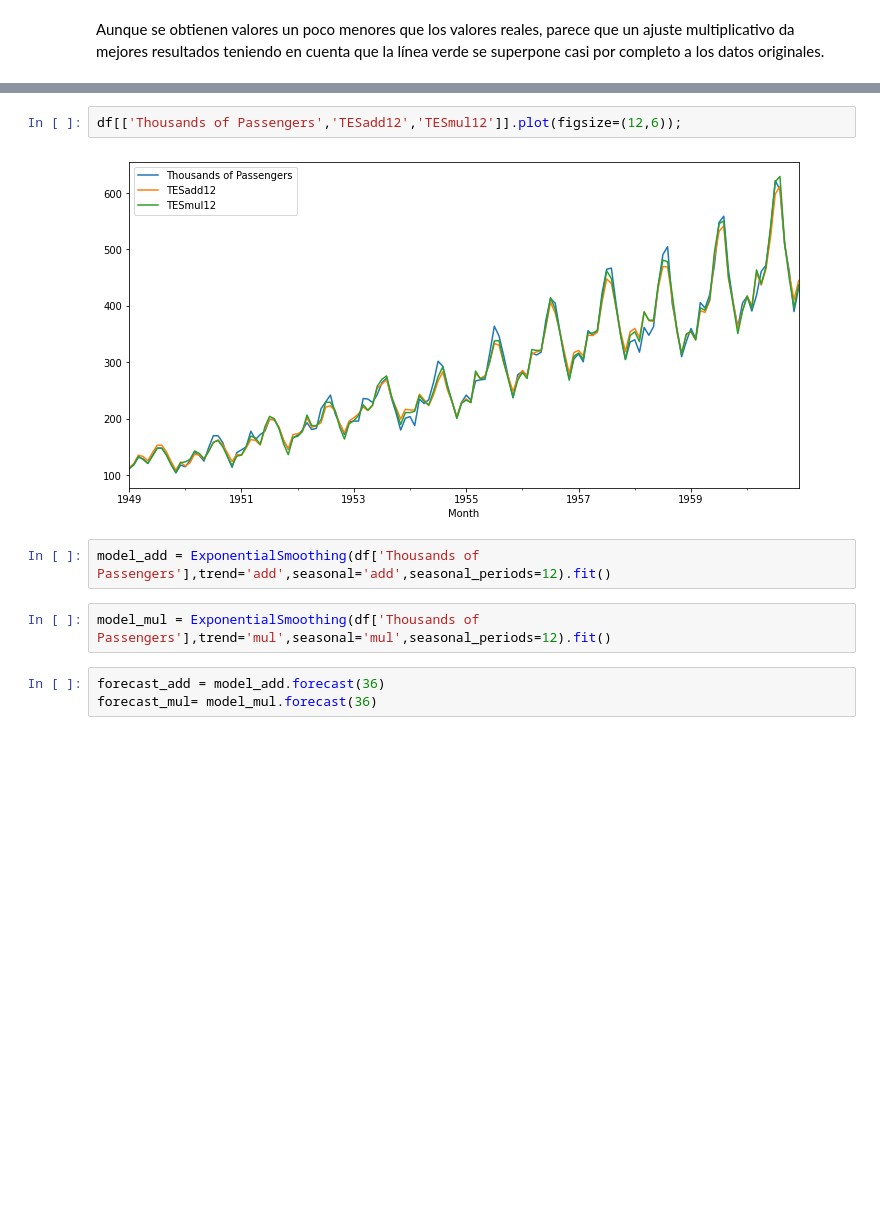
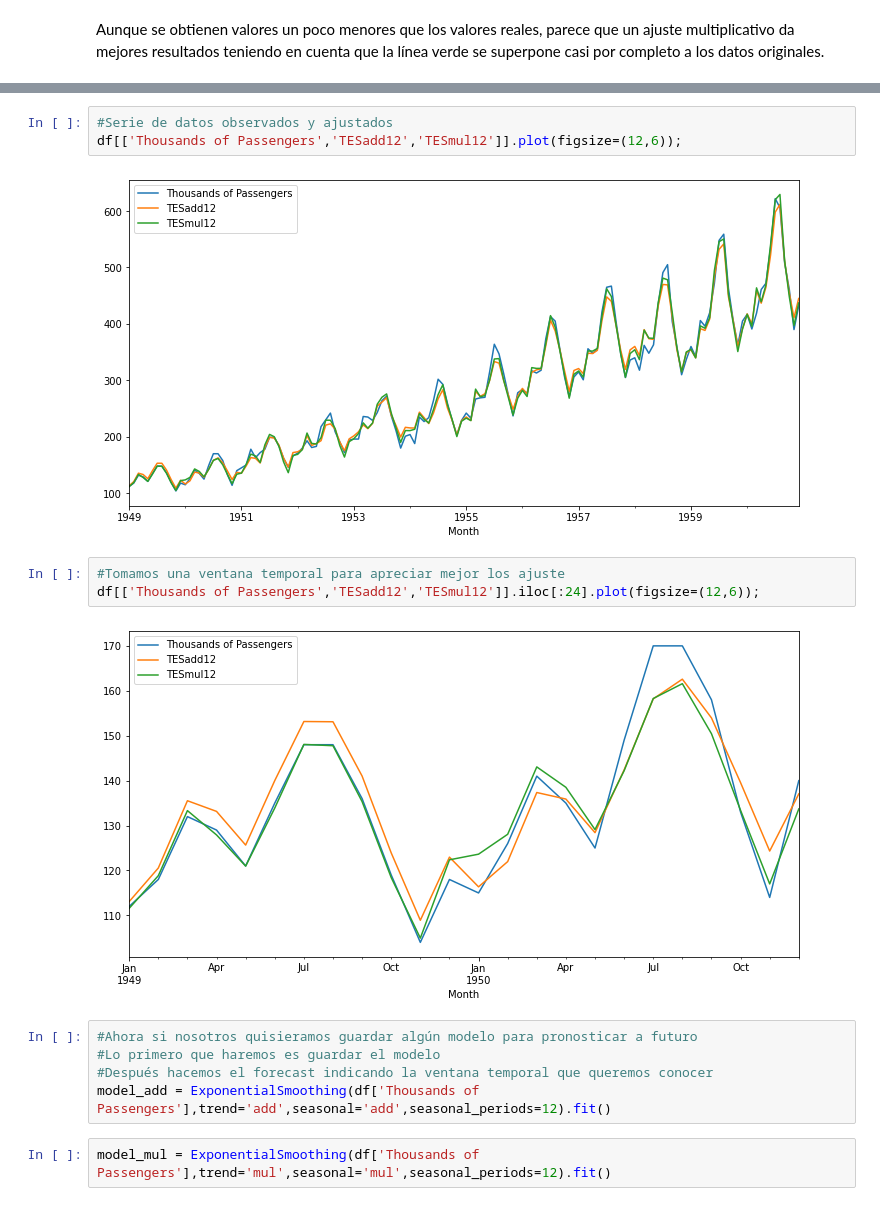
Before and after one commit to virf96/Proyectos, a Jupyter notebook: Métodos_para_Series_Con_Tendencia_o_Temporalidad_Holt_Winters.ipynb, the cells around one changed output, grey strips where cells are left out. Cells and saved outputs as stored; diff of their text form; blank space fills up the shorter version.

```diff
--- a/Métodos_para_Series_Con_Tendencia_o_Temporalidad_Holt_Winters.ipynb
+++ b/Métodos_para_Series_Con_Tendencia_o_Temporalidad_Holt_Winters.ipynb
@@ -168,13 +211,19 @@ df.head()
 | 1949-04-01 | 129 | 117.879836 | 117.879836 | 131.336233 | 129.056722 | 133.155064 | 127.915388 |
 | 1949-05-01 | 121 | 118.359861 | 118.359861 | 123.336233 | 121.053204 | 125.656114 | 120.978320 |
 # %%
+#Serie de datos observados y ajustados
 df[['Thousands of Passengers','TESadd12','TESmul12']].plot(figsize=(12,6));
 # %% [output]
 [figure]
-# %%
-model_add = ExponentialSmoothing(df['Thousands of Passengers'],trend='add',seasonal='add',seasonal_periods=12).fit()
+# %%
+#Tomamos una ventana temporal para apreciar mejor los ajuste
+df[['Thousands of Passengers','TESadd12','TESmul12']].iloc[:24].plot(figsize=(12,6));
+# %% [output]
+[figure, added]
+# %%
+#Ahora si nosotros quisieramos guardar algún modelo para pronosticar a futuro
+#Lo primero que haremos es guardar el modelo
+#Después hacemos el forecast indicando la ventana temporal que queremos conocer
+model_add = ExponentialSmoothing(df['Thousands of Passengers'],trend='add',seasonal='add',seasonal_periods=12).fit()
 # %%
 model_mul = ExponentialSmoothing(df['Thousands of Passengers'],trend='mul',seasonal='mul',seasonal_periods=12).fit()
-# %%
-forecast_add = model_add.forecast(36)
-forecast_mul= model_mul.forecast(36)
```
Also changed, not shown: parts of 20 cells of this notebook.
